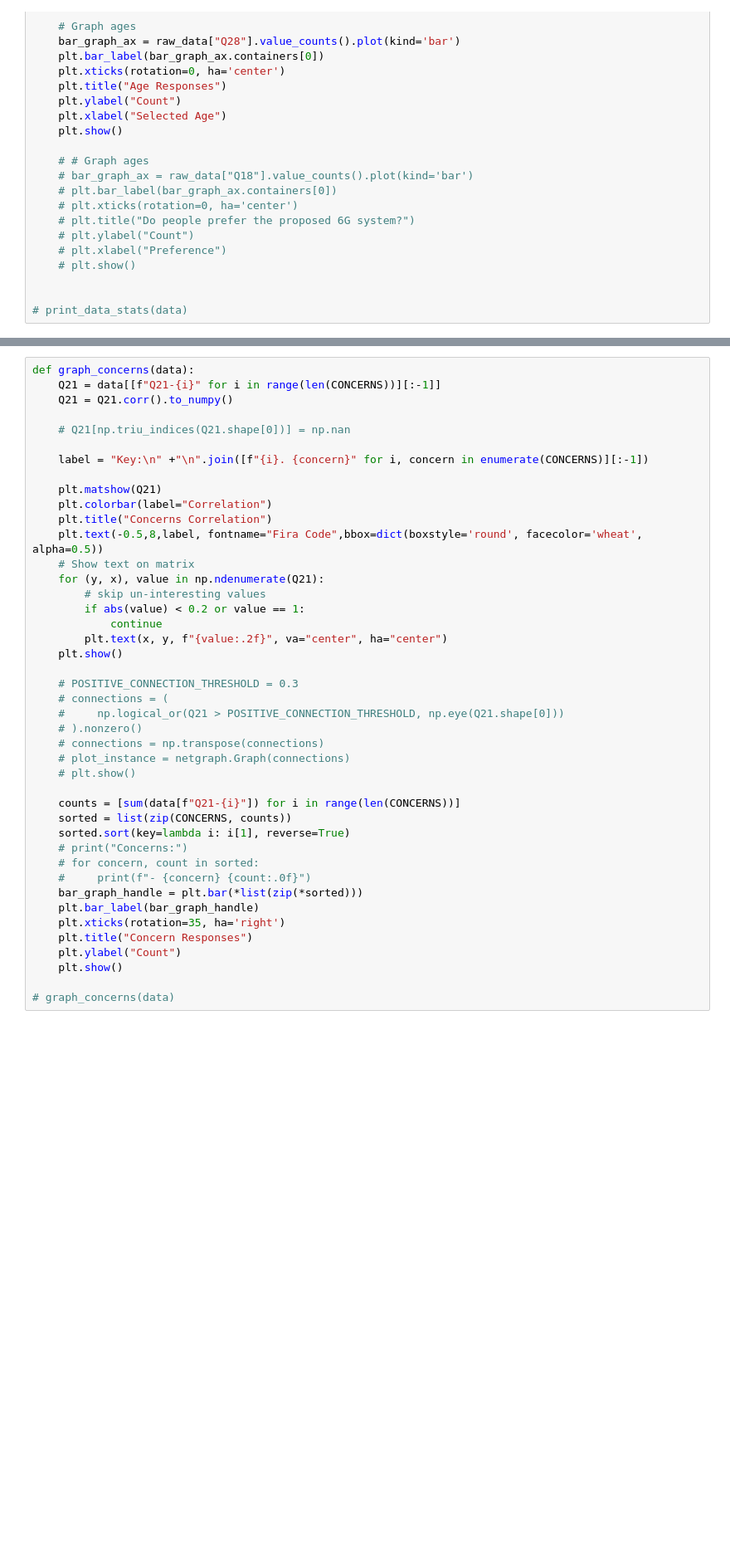
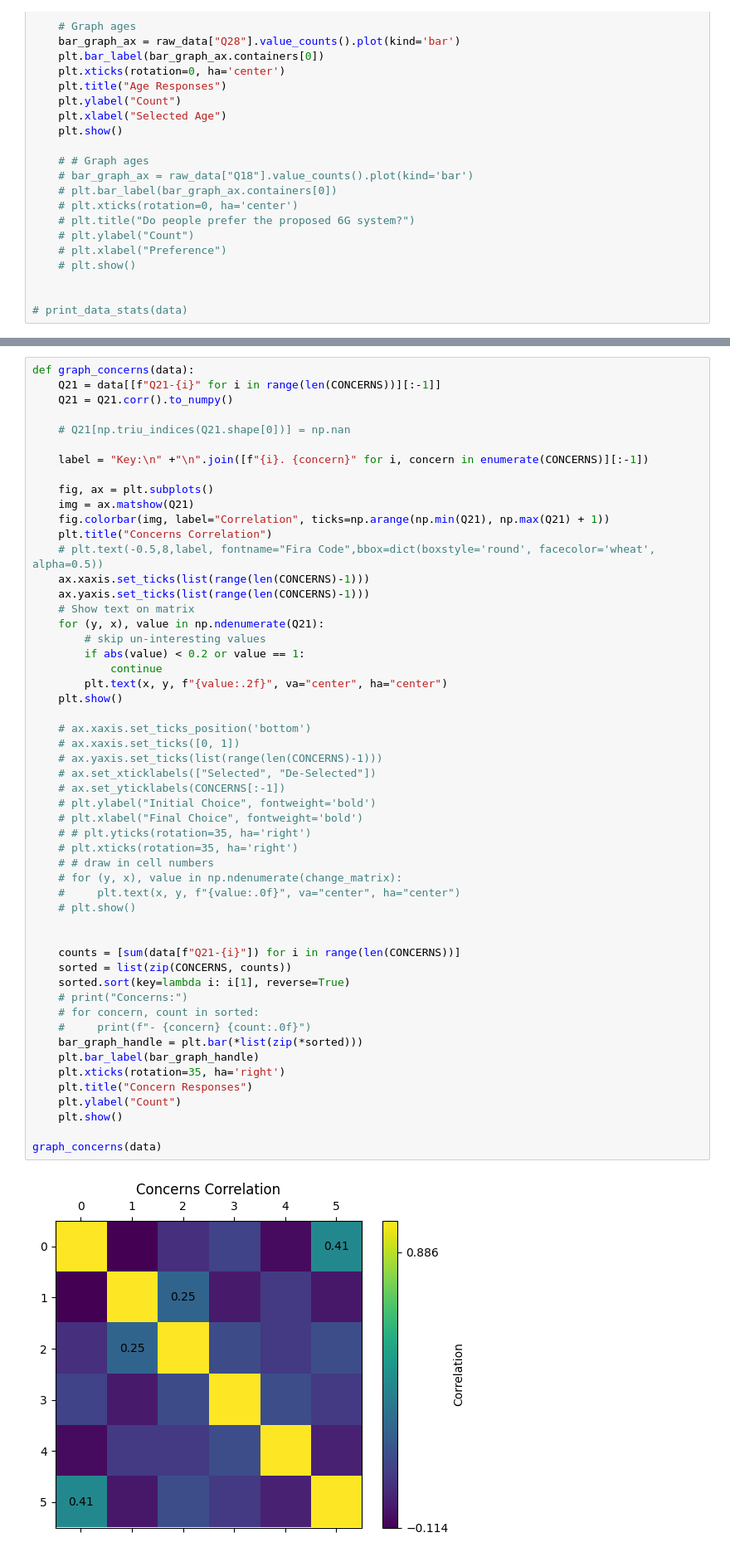
Before and after one commit to opsullivan85/Taiwan24D-6G-IQP-Data-Analysis, a Jupyter notebook: imagepins.ipynb, the cells around one changed output, grey strips where cells are left out. Shown: that part at 83% size. Drawn from its saved outputs; the diff is of its cells as text; blank space fills up the shorter version.

```diff
--- a/imagepins.ipynb
+++ b/imagepins.ipynb
@@ -343,40 +347,52 @@ def graph_concerns(data):
     Q21 = Q21.corr().to_numpy()
 
     # Q21[np.triu_indices(Q21.shape[0])] = np.nan
 
     label = "Key:\n" +"\n".join([f"{i}. {concern}" for i, concern in enumerate(CONCERNS)][:-1])
 
-    plt.matshow(Q21)
-    plt.colorbar(label="Correlation")
+    fig, ax = plt.subplots()
+    img = ax.matshow(Q21)
+    fig.colorbar(img, label="Correlation", ticks=np.arange(np.min(Q21), np.max(Q21) + 1))
     plt.title("Concerns Correlation")
-    plt.text(-0.5,8,label, fontname="Fira Code",bbox=dict(boxstyle='round', facecolor='wheat', alpha=0.5))
+    # plt.text(-0.5,8,label, fontname="Fira Code",bbox=dict(boxstyle='round', facecolor='wheat', alpha=0.5))
+    ax.xaxis.set_ticks(list(range(len(CONCERNS)-1)))
+    ax.yaxis.set_ticks(list(range(len(CONCERNS)-1)))
     # Show text on matrix
     for (y, x), value in np.ndenumerate(Q21):
         # skip un-interesting values
         if abs(value) < 0.2 or value == 1:
             continue
         plt.text(x, y, f"{value:.2f}", va="center", ha="center")
     plt.show()
 
-    # POSITIVE_CONNECTION_THRESHOLD = 0.3
-    # connections = (
-    #     np.logical_or(Q21 > POSITIVE_CONNECTION_THRESHOLD, np.eye(Q21.shape[0]))
-    # ).nonzero()
-    # connections = np.transpose(connections)
-    # plot_instance = netgraph.Graph(connections)
+    # ax.xaxis.set_ticks_position('bottom')
+    # ax.xaxis.set_ticks([0, 1])
+    # ax.yaxis.set_ticks(list(range(len(CONCERNS)-1)))
+    # ax.set_xticklabels(["Selected", "De-Selected"])
+    # ax.set_yticklabels(CONCERNS[:-1])
+    # plt.ylabel("Initial Choice", fontweight='bold')
+    # plt.xlabel("Final Choice", fontweight='bold')
+    # # plt.yticks(rotation=35, ha='right')
+    # plt.xticks(rotation=35, ha='right')
+    # # draw in cell numbers
+    # for (y, x), value in np.ndenumerate(change_matrix):
+    #     plt.text(x, y, f"{value:.0f}", va="center", ha="center")
     # plt.show()
+
 
     counts = [sum(data[f"Q21-{i}"]) for i in range(len(CONCERNS))]
     sorted = list(zip(CONCERNS, counts))
     sorted.sort(key=lambda i: i[1], reverse=True)
     # print("Concerns:")
     # for concern, count in sorted:
     #     print(f"- {concern} {count:.0f}")
     bar_graph_handle = plt.bar(*list(zip(*sorted)))
     plt.bar_label(bar_graph_handle)
     plt.xticks(rotation=35, ha='right')
     plt.title("Concern Responses")
     plt.ylabel("Count")
     plt.show()
 
-# graph_concerns(data)
+graph_concerns(data)
+# %% [output]
+[figure, added]
```
Also changed, not shown: parts of 6 cells of this notebook.
